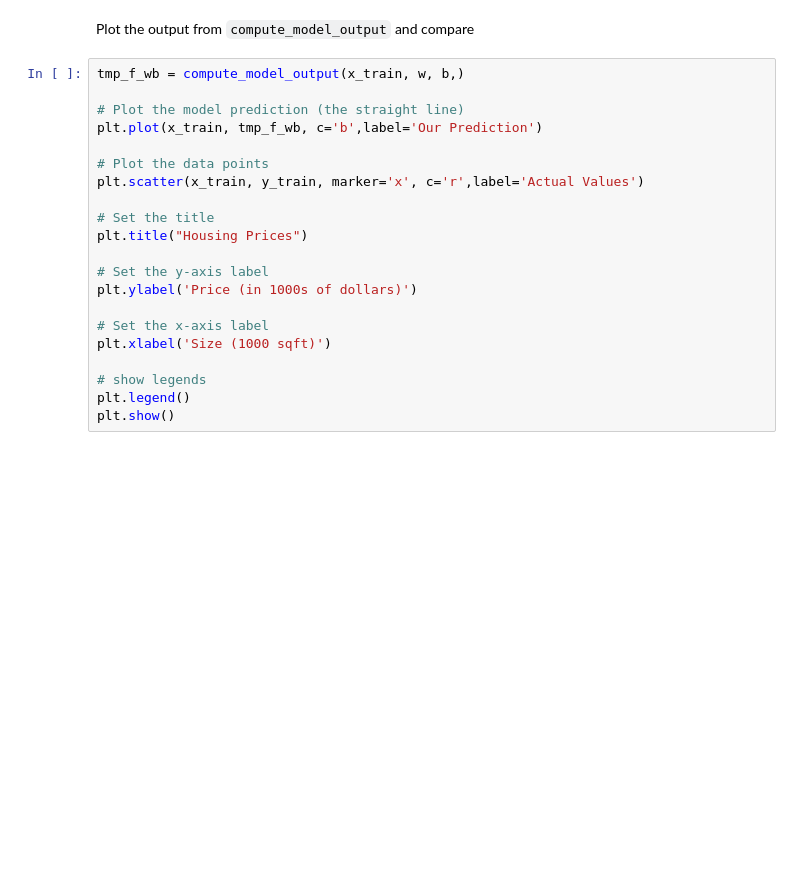
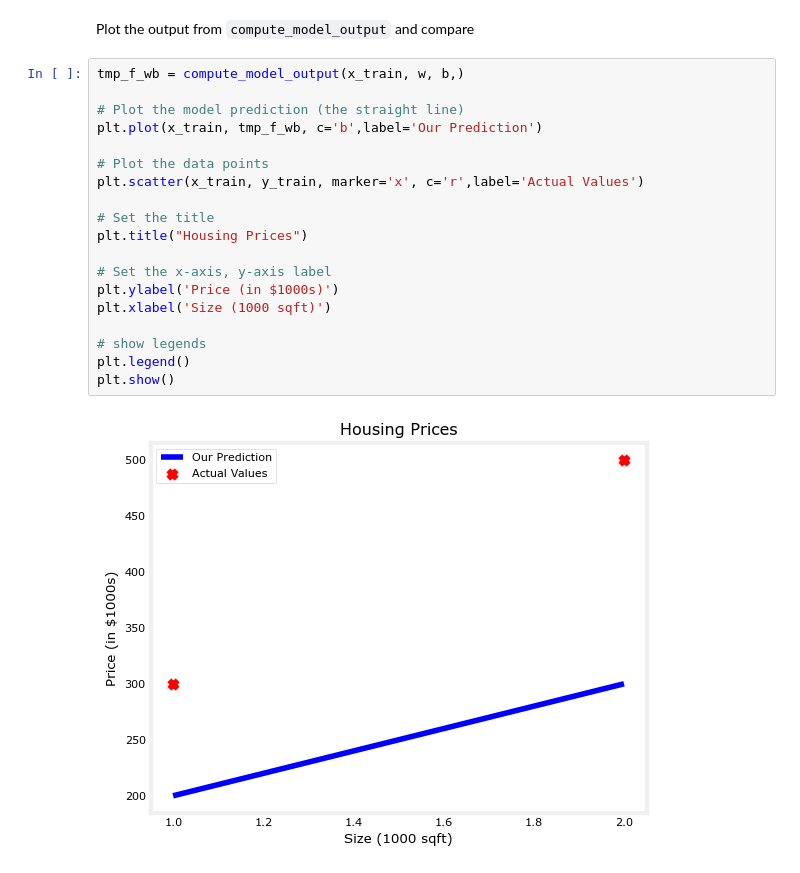
Before and after one commit to Rumaan-Kaisar/Machine-Learning, a Jupyter notebook: ch2_GuideLab/Ch1_GuideLab_3_Model_Representation.ipynb, the cells around one changed output. Saved outputs shown, nothing was run; the diff lists cells and outputs as text; blank space fills up the shorter version.

```diff
--- a/ch2_GuideLab/Ch1_GuideLab_3_Model_Representation.ipynb
+++ b/ch2_GuideLab/Ch1_GuideLab_3_Model_Representation.ipynb
@@ -209,21 +210,21 @@ Plot the output from `compute_model_output` and compare
 # %%
 tmp_f_wb = compute_model_output(x_train, w, b,)
 
 # Plot the model prediction (the straight line)
 plt.plot(x_train, tmp_f_wb, c='b',label='Our Prediction')
 
 # Plot the data points
 plt.scatter(x_train, y_train, marker='x', c='r',label='Actual Values')
 
 # Set the title
 plt.title("Housing Prices")
 
-# Set the y-axis label
-plt.ylabel('Price (in 1000s of dollars)')
-
-# Set the x-axis label
+# Set the x-axis, y-axis label
+plt.ylabel('Price (in $1000s)')
 plt.xlabel('Size (1000 sqft)')
 
 # show legends
 plt.legend()
 plt.show()
+# %% [output]
+[figure, added]
```
Also changed, not shown: parts of 6 cells of this notebook.
